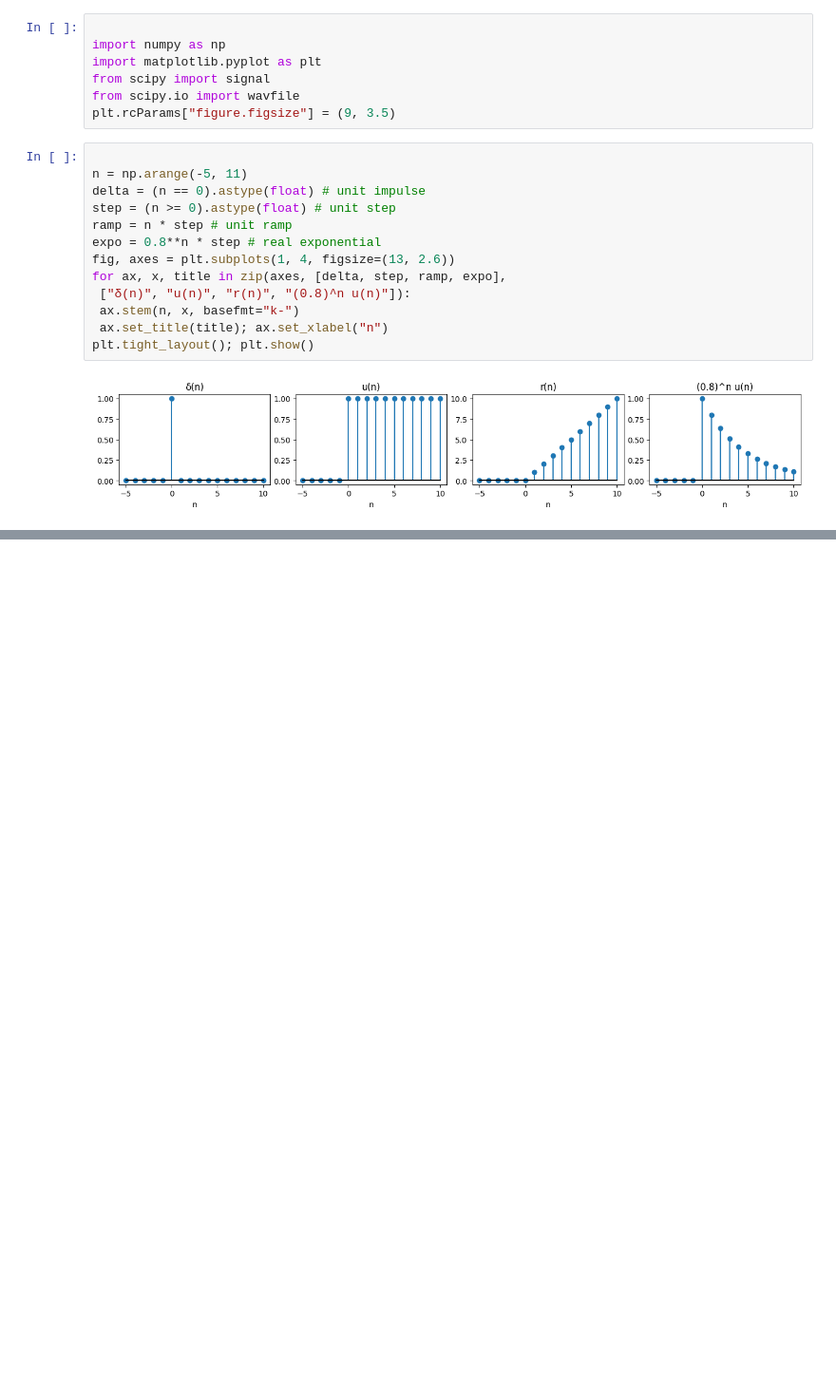
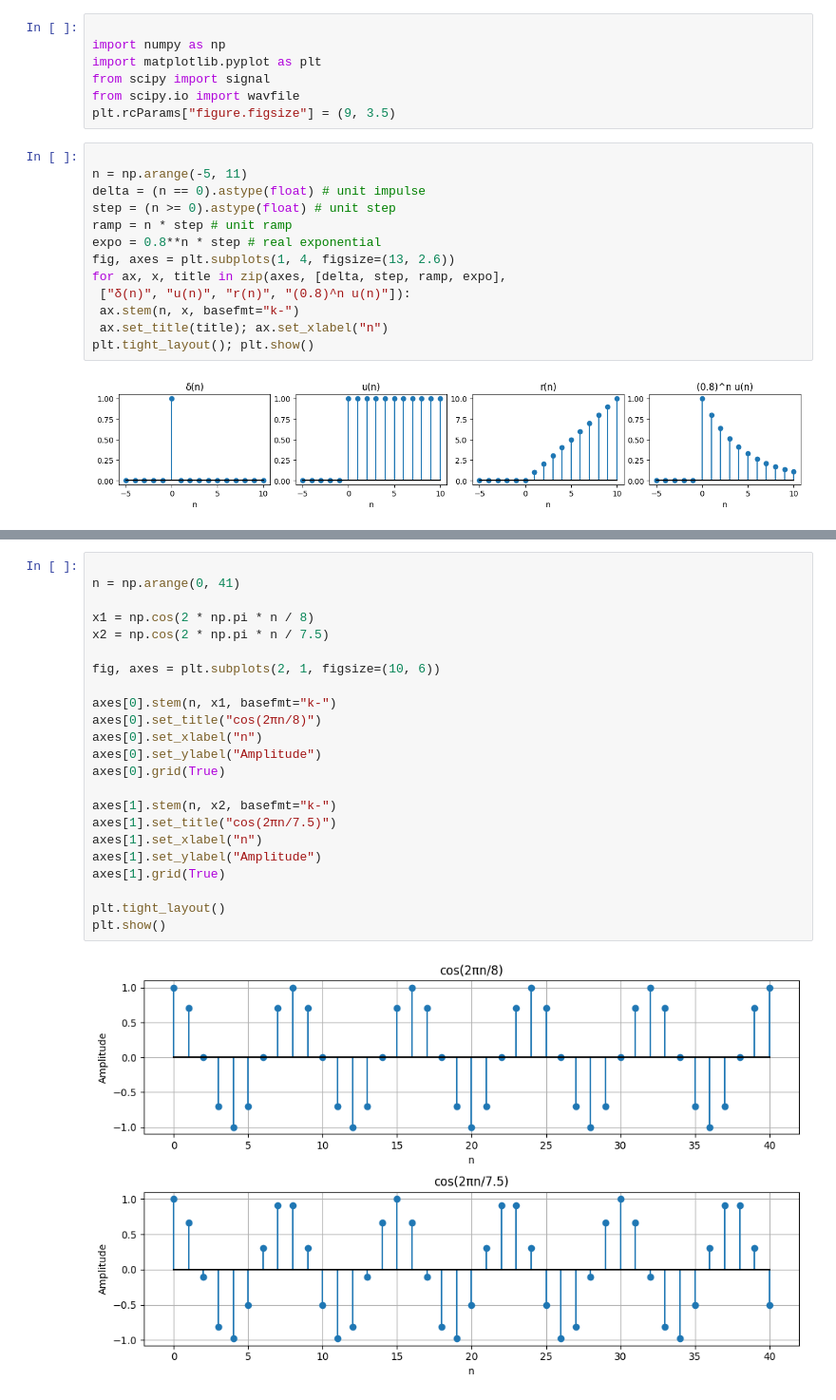
Before and after one commit to DR-SON15/Demo, a Jupyter notebook: Cell.ipynb, the cells around one changed output, grey strips where cells are left out. Shown at 95% size. Saved outputs shown, nothing was run; the diff lists cells and outputs as text; blank space fills up the shorter version.

```diff
--- a/Cell.ipynb
+++ b/Cell.ipynb
@@ -24,0 +48,25 @@ plt.tight_layout(); plt.show()
+# %%
+
+n = np.arange(0, 41)
+
+x1 = np.cos(2 * np.pi * n / 8)
+x2 = np.cos(2 * np.pi * n / 7.5)
+
+fig, axes = plt.subplots(2, 1, figsize=(10, 6))
+
+axes[0].stem(n, x1, basefmt="k-")
+axes[0].set_title("cos(2πn/8)")
+axes[0].set_xlabel("n")
+axes[0].set_ylabel("Amplitude")
+axes[0].grid(True)
+
+axes[1].stem(n, x2, basefmt="k-")
+axes[1].set_title("cos(2πn/7.5)")
+axes[1].set_xlabel("n")
+axes[1].set_ylabel("Amplitude")
+axes[1].grid(True)
+
+plt.tight_layout()
+plt.show()
+# %% [output]
+[figure, added]
```
Also changed, not shown: parts of 1 cell of this notebook.
